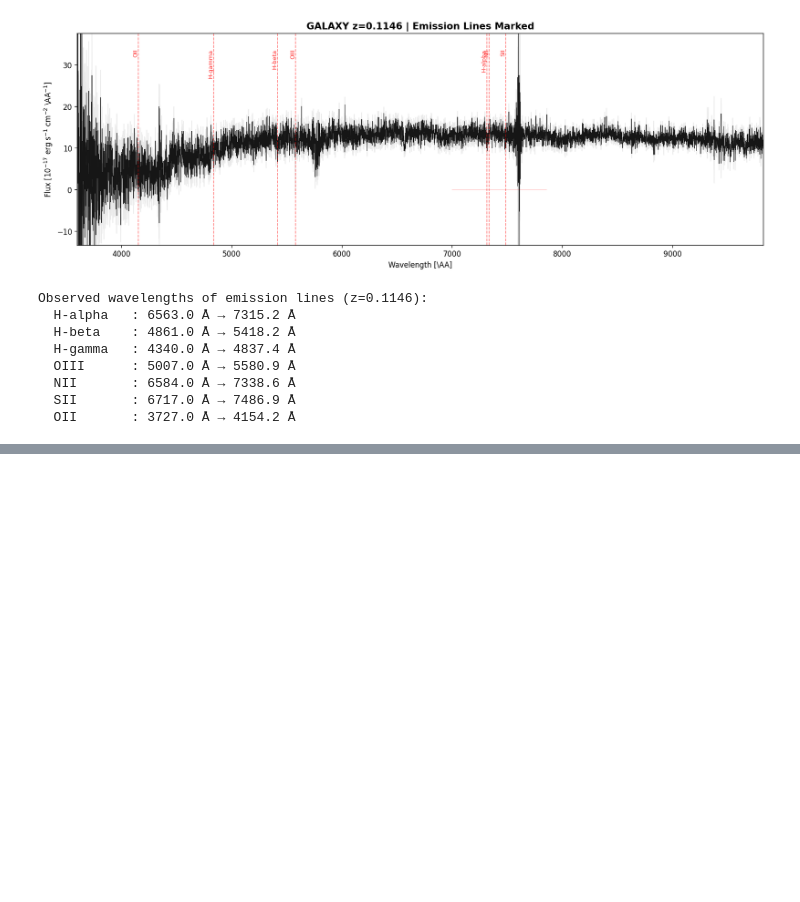
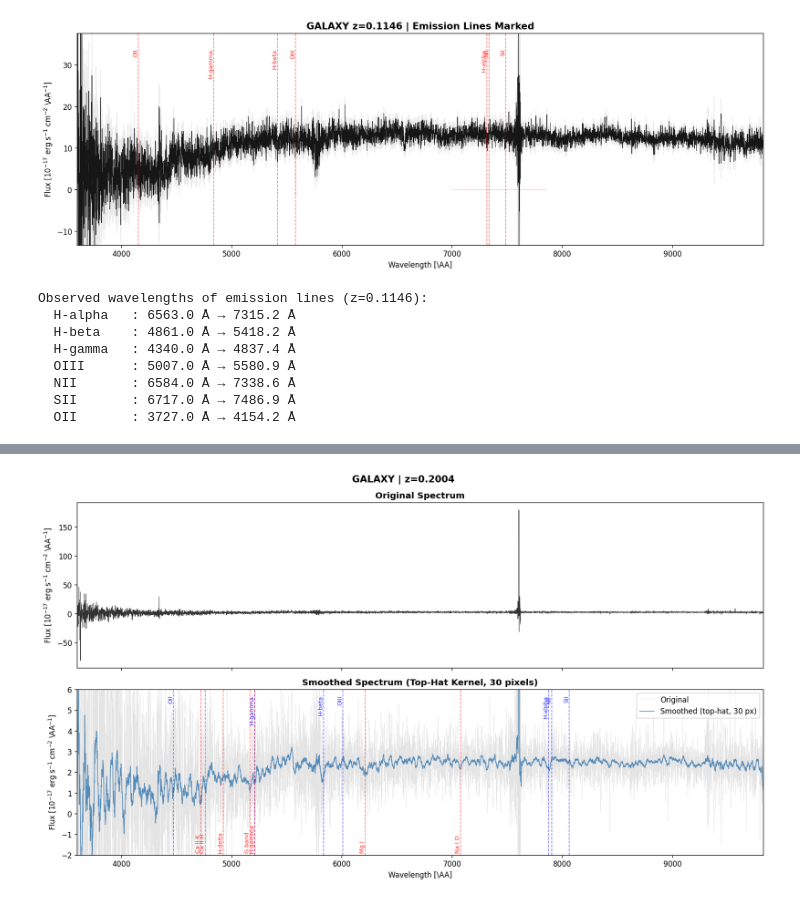
Before and after one commit to cosmologyfoundation/redshifty, a Jupyter notebook: notebooks/01_explore_desi_spectra.ipynb, the cells around one changed output, grey strips where cells are left out. Drawn from its saved outputs; the diff is of its cells as text; code cells hidden in the pictures; blank space fills up the shorter version.

```diff
--- a/notebooks/01_explore_desi_spectra.ipynb
+++ b/notebooks/01_explore_desi_spectra.ipynb
@@ -479,0 +501,82 @@ Observed wavelengths of emission lines (z=0.1146):
+# %%
+def top_hat_smooth(flux, kernel_size=5):
+    """Smooth flux with a top-hat (boxcar) kernel."""
+    kernel = np.ones(kernel_size) / kernel_size
+    return np.convolve(flux, kernel, mode='same')
+
+# Rest-frame absorption lines
+ABSORPTION_LINES = {
+    "Ca II K": 3933.68,
+    "Ca II H": 3968.47,
+    "H-delta": 4101.74,
+    "G band": 4305.61,
+    "H-gamma": 4340.47,
+    "Mg I": 5175.32,
+    "Na I D": 5895.60,
+}
+
+# Pick a galaxy spectrum to smooth
+galaxies = [s for s in spectra if s["spectype"] == "GALAXY"]
+if galaxies:
+    spec = galaxies[0]
+    wave = spec["wavelength"]
+    flux = spec["flux"]
+    flux_smooth = top_hat_smooth(flux, kernel_size=30)
+
+    fig, axes = plt.subplots(2, 1, figsize=(14, 8), sharex=True)
+
+    # Original
+    axes[0].plot(wave, flux, color='black', linewidth=0.6, alpha=0.8)
+    axes[0].set_title("Original Spectrum", fontsize=12, fontweight='bold')
+    axes[0].set_ylabel(r"Flux [$10^{-17}$ erg s$^{-1}$ cm$^{-2}$ \AA$^{-1}$]")
+    axes[0].set_xlim(wave.min(), wave.max())
+
+    # Smoothed
+    axes[1].plot(wave, flux, color='lightgray', linewidth=0.4, alpha=0.6, label='Original')
+    axes[1].plot(wave, flux_smooth, color='steelblue', linewidth=1.0, alpha=0.9, label='Smoothed (top-hat, 30 px)')
+    axes[1].set_title("Smoothed Spectrum (Top-Hat Kernel, 30 pixels)" , fontsize=12, fontweight='bold')
+    axes[1].set_xlabel(r"Wavelength [\AA]")
+    axes[1].set_ylabel(r"Flux [$10^{-17}$ erg s$^{-1}$ cm$^{-2}$ \AA$^{-1}$]")
+    axes[1].legend(loc='upper right')
+    axes[1].set_xlim(wave.min(), wave.max())
+    axes[1].set_ylim(-2, 6)
+
+    # Mark emission lines on smoothed plot (BLUE)
+    z = spec["z"]
+    for name, rest_wave in EMISSION_LINES.items():
+        obs_wave = rest_wave * (1 + z)
+        if wave.min() < obs_wave < wave.max():
+            axes[1].axvline(obs_wave, color='blue', linestyle='--', alpha=0.5, linewidth=1)
+            y_max = axes[1].get_ylim()[1]
+            axes[1].text(
+                obs_wave, y_max * 0.95,
+                name, rotation=90, fontsize=8,
+                verticalalignment='top', horizontalalignment='right',
+                color='blue', alpha=0.8
+            )
+
+    # Mark absorption lines on smoothed plot (RED)
+    for name, rest_wave in ABSORPTION_LINES.items():
+        obs_wave = rest_wave * (1 + z)
+        if wave.min() < obs_wave < wave.max():
+            axes[1].axvline(obs_wave, color='red', linestyle='--', alpha=0.5, linewidth=1)
+            y_min = axes[1].get_ylim()[0]
+            axes[1].text(
+                obs_wave, y_min * 0.95,
+                name, rotation=90, fontsize=8,
+                verticalalignment='bottom', horizontalalignment='right',
+                color='red', alpha=0.8
+            )
+
+    plt.suptitle(f"{spec['spectype']} | z={spec['z']:.4f} | RA={spec['ra']:.4f}, DEC={spec['dec']:.4f}", fontsize=13, fontweight='bold')
+    plt.tight_layout()
+    plt.show()
+
+    print(f"Kernel size: 30 pixels")
+    print(f"Original flux std:  {np.std(flux):.3f}")
+    print(f"Smoothed flux std:  {np.std(flux_smooth):.3f}")
+    print(f"Noise reduction:    {(1 - np.std(flux_smooth)/np.std(flux)) * 100:.1f}%")
+else:
+    print("No galaxies in this sample.")
+# %% [output]
+[figure, added]
```
Also changed, not shown: parts of 7 cells of this notebook, 1 other file.
